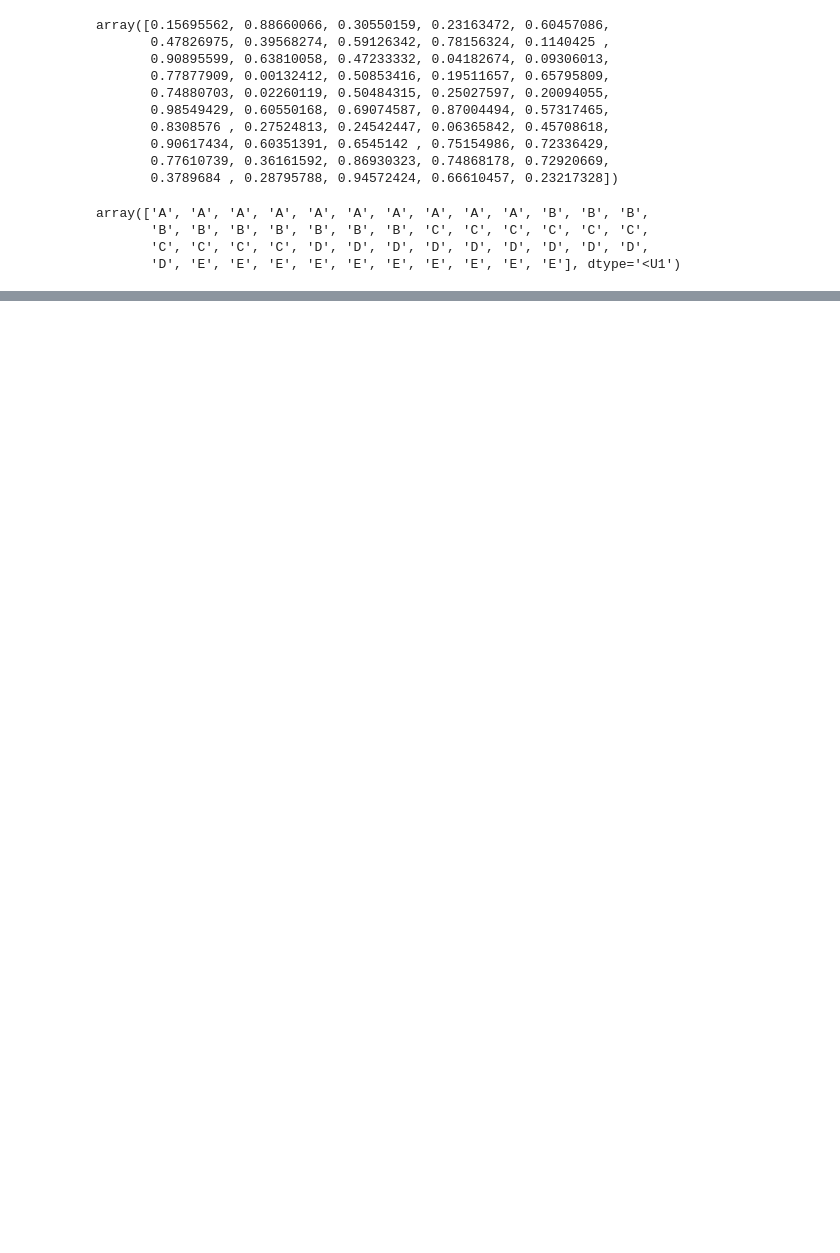
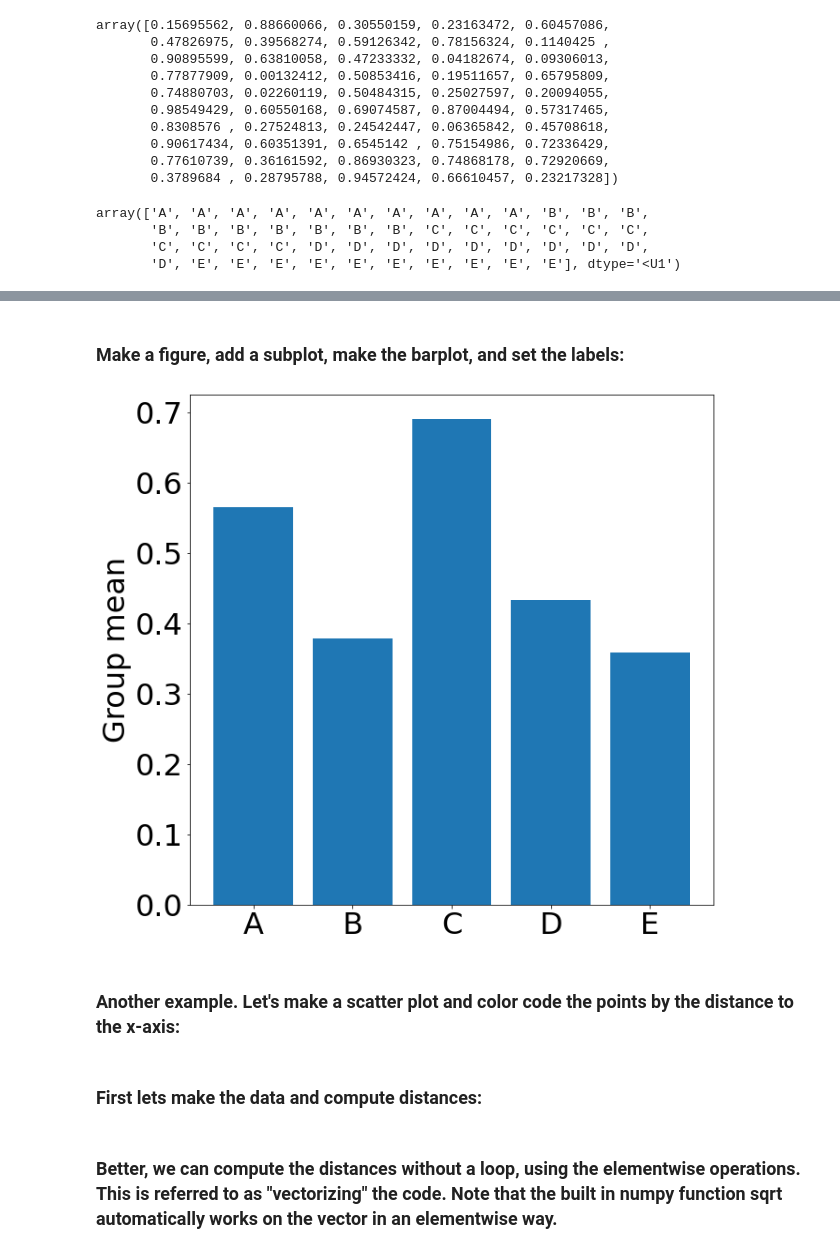
Before and after one commit to warmflasha/LecturesF23, a Jupyter notebook: Lecture4.ipynb, the cells around one changed output, grey strips where cells are left out. Drawn from its saved outputs; the diff is of its cells as text; code cells hidden in the pictures; blank space fills up the shorter version.

```diff
--- a/Lecture4.ipynb
+++ b/Lecture4.ipynb
@@ -56,0 +84,2 @@ array(['goo', 'foo', 'moo', 'hoo'], dtype='<U3')
+# %%
+plt.rcParams.update({'font.size':32,'figure.figsize':(10,10)})
@@ -56,0 +88,2 @@ array(['goo', 'foo', 'moo', 'hoo'], dtype='<U3')
+# %%
+plt.rcParams.keys()
@@ -56,0 +108,15 @@ array(['goo', 'foo', 'moo', 'hoo'], dtype='<U3')
+# %% [markdown]
+### Make a figure, add a subplot, make the barplot, and set the labels:
+# %%
+fig = plt.figure()
+ax = fig.add_subplot()
+ax.bar(np.arange(len(storeMeans)),storeMeans)
+ax.set_ylabel("Group mean",fontsize = 32)
+ax.set_xticks(np.arange(len(storeMeans)))
+ax.set_xticklabels(uniqueGroups);
+# %% [output]
+[figure, added]
+# %% [markdown]
+### Another example. Let's make a scatter plot and color code the points by the distance to the x-axis:
+# %% [markdown]
+### First lets make the data and compute distances:
@@ -56,0 +131,2 @@ array(['goo', 'foo', 'moo', 'hoo'], dtype='<U3')
+# %% [markdown]
+### Better, we can compute the distances without a loop, using the elementwise operations. This is referred to as "vectorizing" the code. Note that the built in numpy function sqrt automatically works on the vector in an elementwise way.
```
Also changed, not shown: parts of 58 cells of this notebook.
